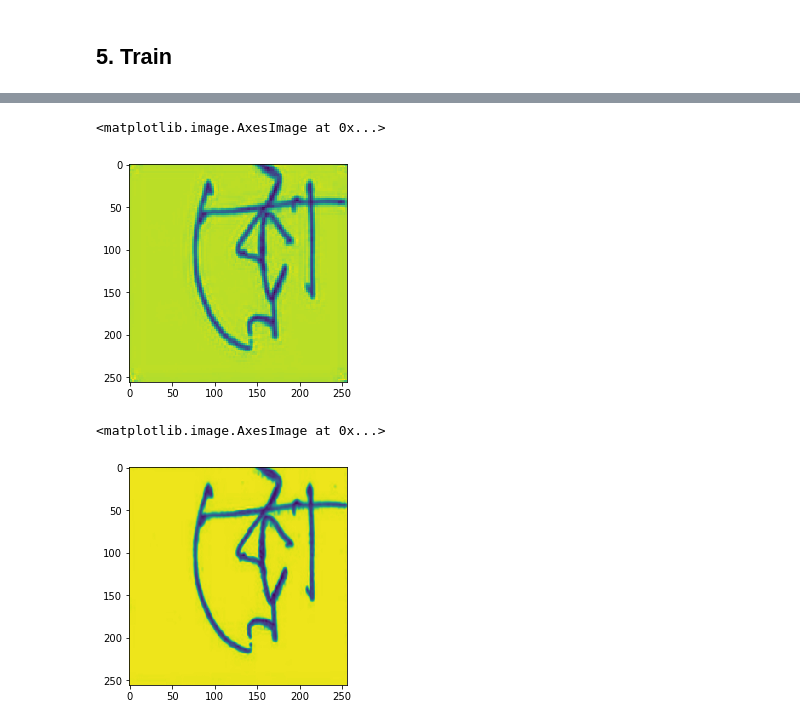
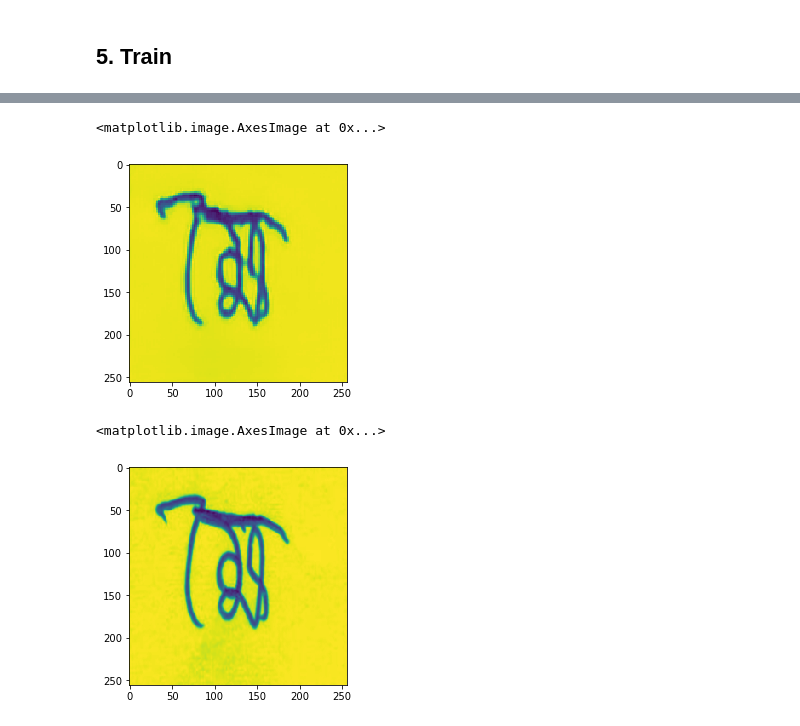
Before and after one commit to pablo53/bengaliai-cv19, a Jupyter notebook: ConvAutoEncoder.ipynb, the cells around one changed output, grey strips where cells are left out. Saved outputs shown, nothing was run; the diff lists cells and outputs as text; code cells hidden in the pictures.

```diff
--- a/ConvAutoEncoder.ipynb
+++ b/ConvAutoEncoder.ipynb
@@ -164,10 +203,13 @@ Epoch 100/100
+# %%
+test_batch = load_batch(mbatch_test_idx[0])
+prepare_batch(test_batch)
 # %%
-plt.imshow(predict(batch['X'][0]))
+plt.imshow(predict(test_batch['X'][0]))
 # %% [output]
 <matplotlib.image.AxesImage at 0x...>
-[figure, old version]
+[figure, new version]
 # %%
-plt.imshow(batch['X'][0])
+plt.imshow(test_batch['X'][0])
 # %% [output]
 <matplotlib.image.AxesImage at 0x...>
-[figure, old version]
+[figure, new version]
```
Also changed, not shown: parts of 5 cells of this notebook.
